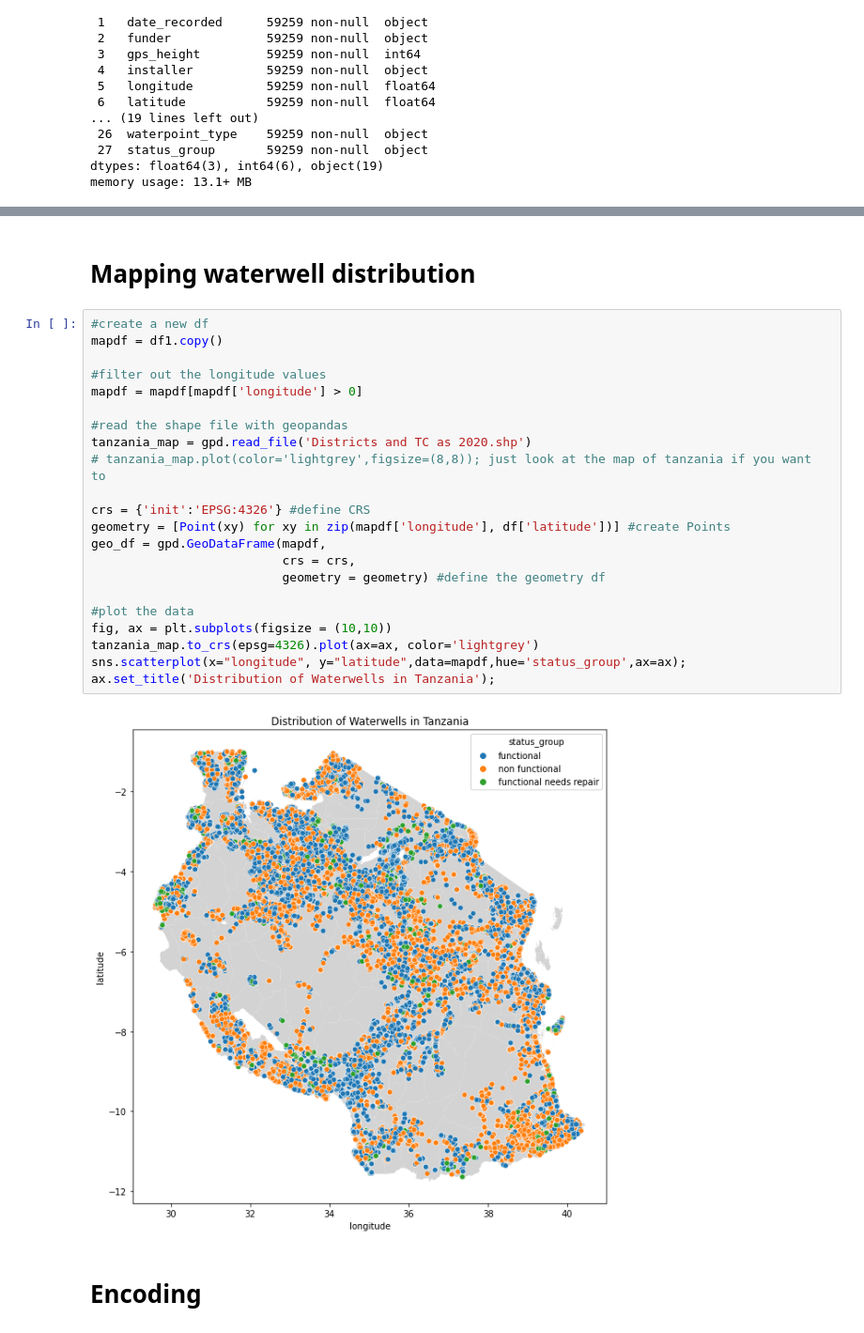
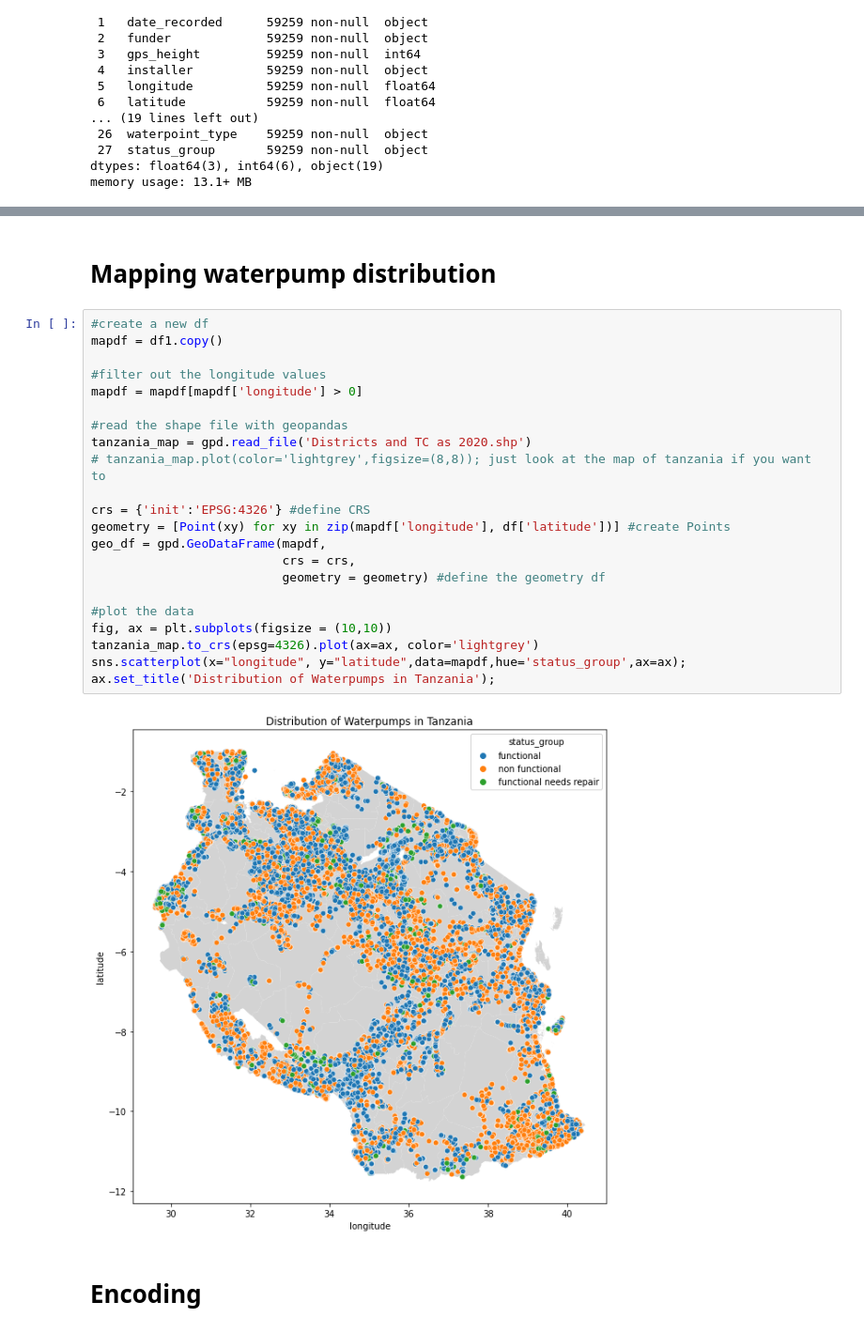
Before and after one commit to rahulakrish/water_pump_classifier, a Jupyter notebook: phase3_project.ipynb, the cells around one changed output, grey strips where cells are left out. Shown at 94% size. Saved outputs shown, nothing was run; the diff lists cells and outputs as text.

```diff
--- a/phase3_project.ipynb
+++ b/phase3_project.ipynb
@@ -560,29 +551,29 @@ Name: status_group, dtype: int64
 # %% [markdown]
-# Mapping waterwell distribution
+# Mapping waterpump distribution
 # %%
 #create a new df
 mapdf = df1.copy()
 
 #filter out the longitude values
 mapdf = mapdf[mapdf['longitude'] > 0]
 
 #read the shape file with geopandas
 tanzania_map = gpd.read_file('Districts and TC as 2020.shp')
 # tanzania_map.plot(color='lightgrey',figsize=(8,8)); just look at the map of tanzania if you want to
 
 crs = {'init':'EPSG:4326'} #define CRS
 geometry = [Point(xy) for xy in zip(mapdf['longitude'], df['latitude'])] #create Points
 geo_df = gpd.GeoDataFrame(mapdf,
                           crs = crs,
                           geometry = geometry) #define the geometry df
 
 #plot the data
 fig, ax = plt.subplots(figsize = (10,10))
 tanzania_map.to_crs(epsg=4326).plot(ax=ax, color='lightgrey')
 sns.scatterplot(x="longitude", y="latitude",data=mapdf,hue='status_group',ax=ax);
-ax.set_title('Distribution of Waterwells in Tanzania');
+ax.set_title('Distribution of Waterpumps in Tanzania');
 # %% [output]
-[figure, old version]
+[figure, new version]
 # %% [markdown]
 # Encoding
 # %%
```
Also changed, not shown: parts of 52 cells of this notebook.
